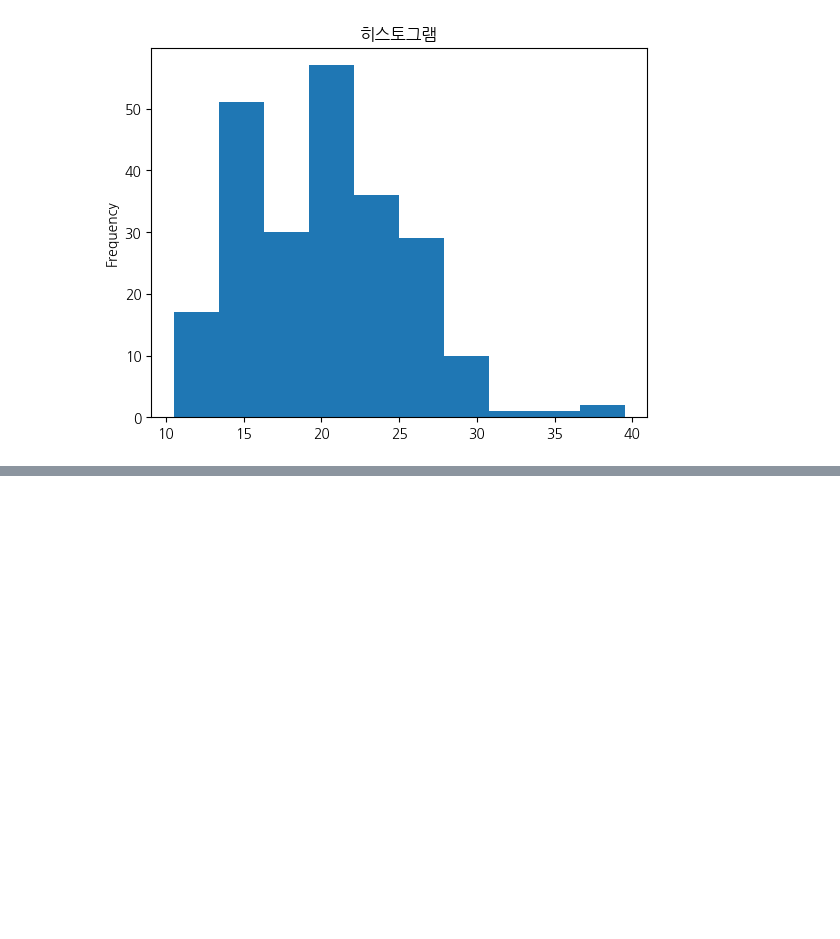
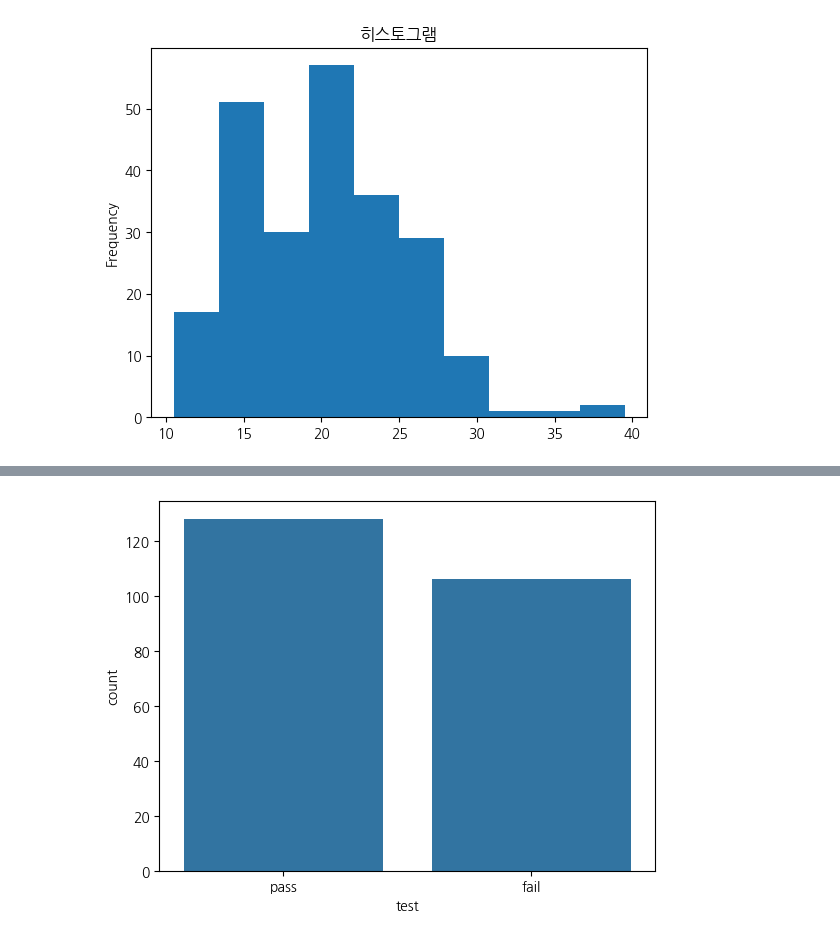
Before and after one commit to wjdtjdus/2025-1-myclass-BDA, a Jupyter notebook: inclass/05w_B_wed_0402_easy_ch05_06ipynb.ipynb, the cells around one changed output, grey strips where cells are left out. Saved outputs shown, nothing was run; the diff lists cells and outputs as text; code cells hidden in the pictures; blank space fills up the shorter version.

```diff
--- a/inclass/05w_B_wed_0402_easy_ch05_06ipynb.ipynb
+++ b/inclass/05w_B_wed_0402_easy_ch05_06ipynb.ipynb
@@ -256,0 +316,4 @@ mpg['total'].plot(kind="hist", title="히스토그램");
+# %%
+sns.countplot(mpg, x="test");
+# %% [output]
+[figure, added]
```
Also changed, not shown: parts of 42 cells of this notebook.
